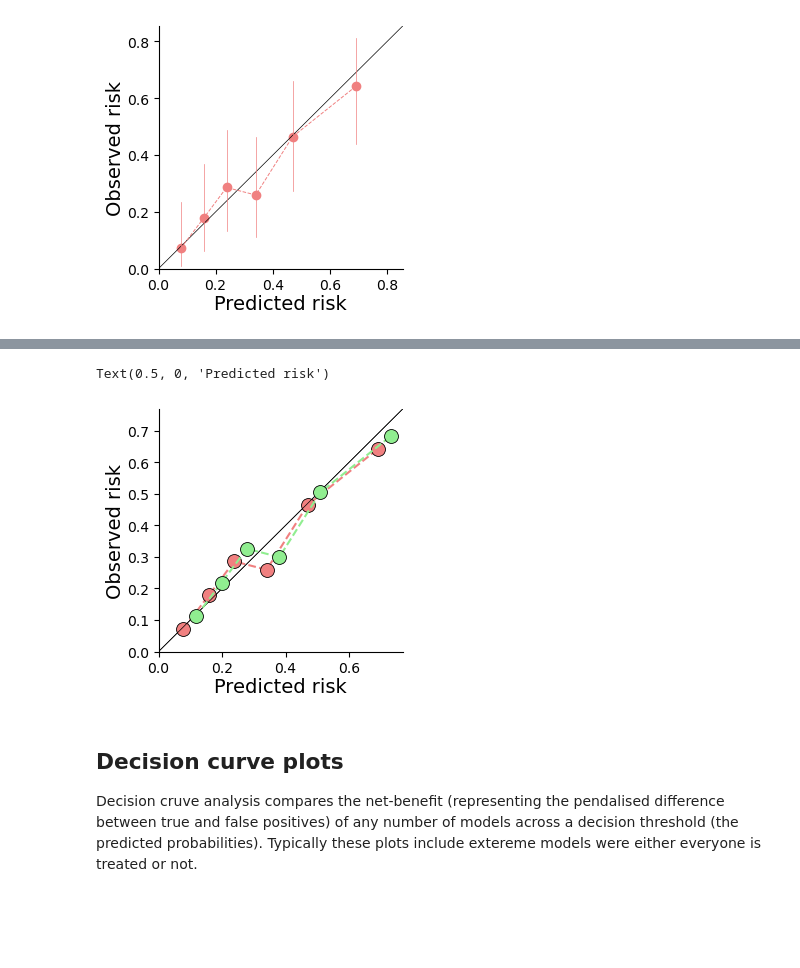
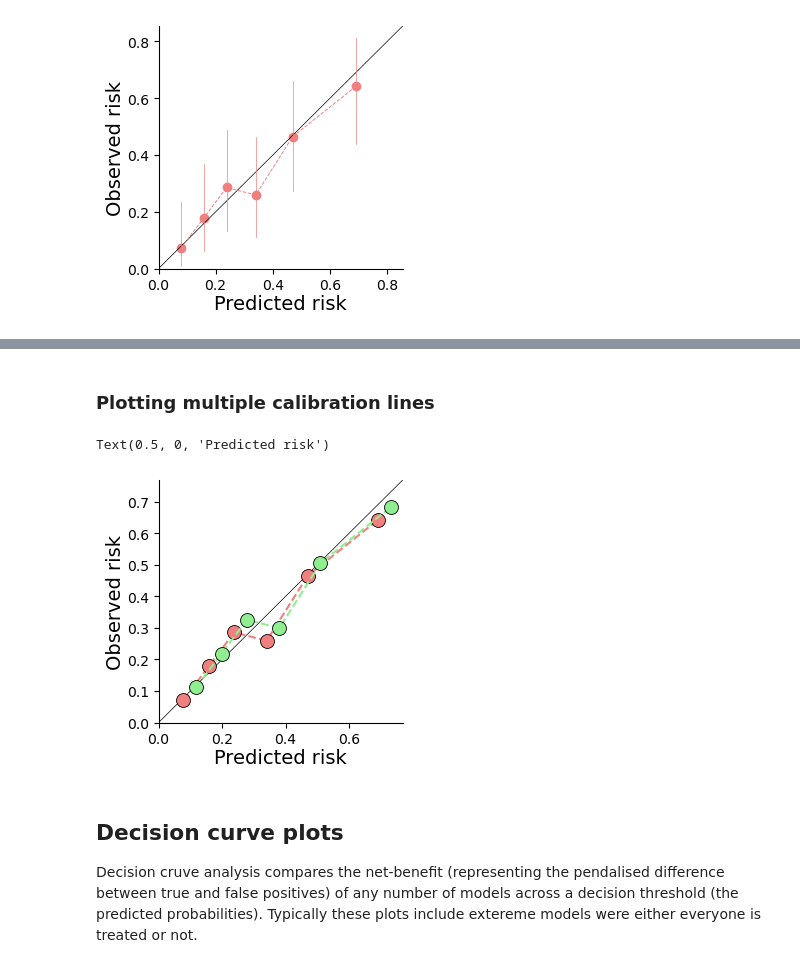
Before and after one commit to afschmidt/plot-misc, a Jupyter notebook: resources/examples/machine_learning.ipynb, the cells around one changed output, grey strips where cells are left out. Cells and saved outputs as stored; diff of their text form; code cells hidden in the pictures; blank space fills up the shorter version.

```diff
--- a/resources/examples/machine_learning.ipynb
+++ b/resources/examples/machine_learning.ipynb
@@ -130,27 +156,29 @@ Text(0.5, 0, 'Predicted risk')
+# %% [markdown]
+### Plotting multiple calibration lines
 # %%
 # multiple lines
 data2 = data.copy()
 data2[['average_predict_risk', 'average_observed_risk']] = \
      data2[['average_predict_risk', 'average_observed_risk']] + 0.04
 # making dict
 data_dict = {'one': data, 'two': data2}
 
 # make figure
 fig, ax = plt.subplots(1, figsize=(8*CMTOINCH, 8*CMTOINCH))
 
 # make plot
-_, ax = ml.calibration(data_dict, predicted='average_predict_risk', observed='average_observed_risk',
+_, ax, _ = ml.calibration(data_dict, predicted='average_predict_risk', observed='average_observed_risk',
                        ci_colour=None, ci_linewidth=None,
                        dot_marker=DOT_MARK, dot_colour=DOT_COL,
                        line_colour=LINE_COL, line_linestyle=LINE_LS, line_linewidth=LINE_LW,
                        kwargs_dot_dict={'s':100, 'edgecolor':'black', 'linewidths':0.6, 'zorder':2},
                        ax=ax)
 # labels
 ax.set_ylabel(Y_LAB, fontsize=LAB_SIZE, labelpad=LAB_PAD)
 ax.set_xlabel(X_LAB, fontsize=LAB_SIZE, labelpad=LAB_PAD)
 # %% [output]
 Text(0.5, 0, 'Predicted risk')
-[figure, old version]
+[figure, new version]
 # %% [markdown]
 ## Decision curve plots
 Decision cruve analysis compares the net-benefit (representing the pendalised difference between true and false positives) of any number of models across a decision threshold (the predicted probabilities). Typically these plots include extereme models were either everyone is treated or not.
```
Also changed, not shown: parts of 9 cells of this notebook, 1 other file.
